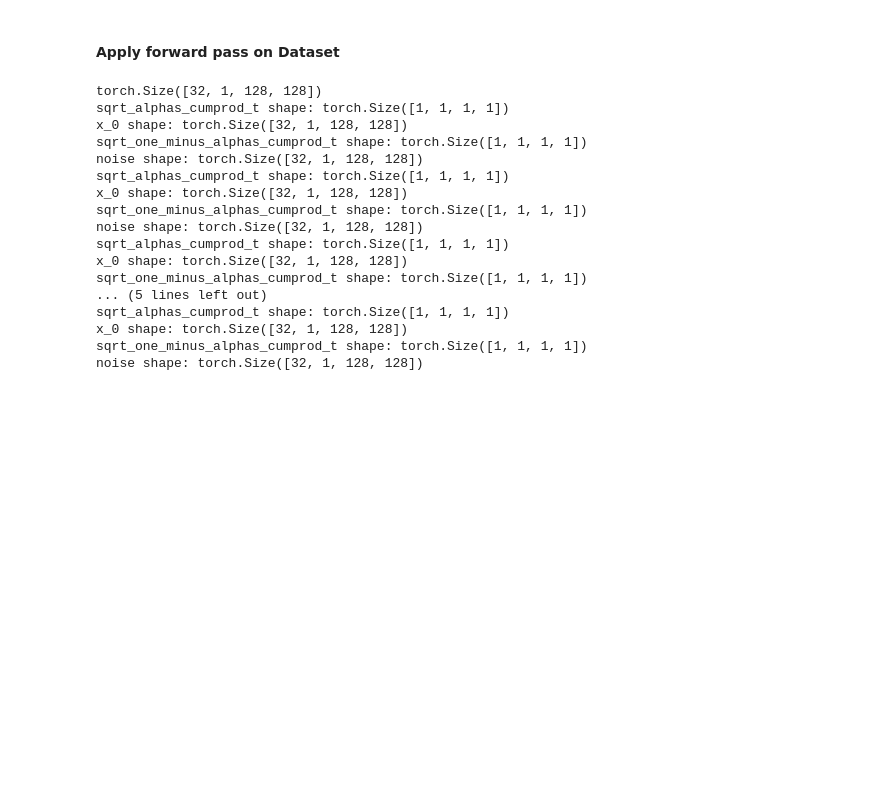
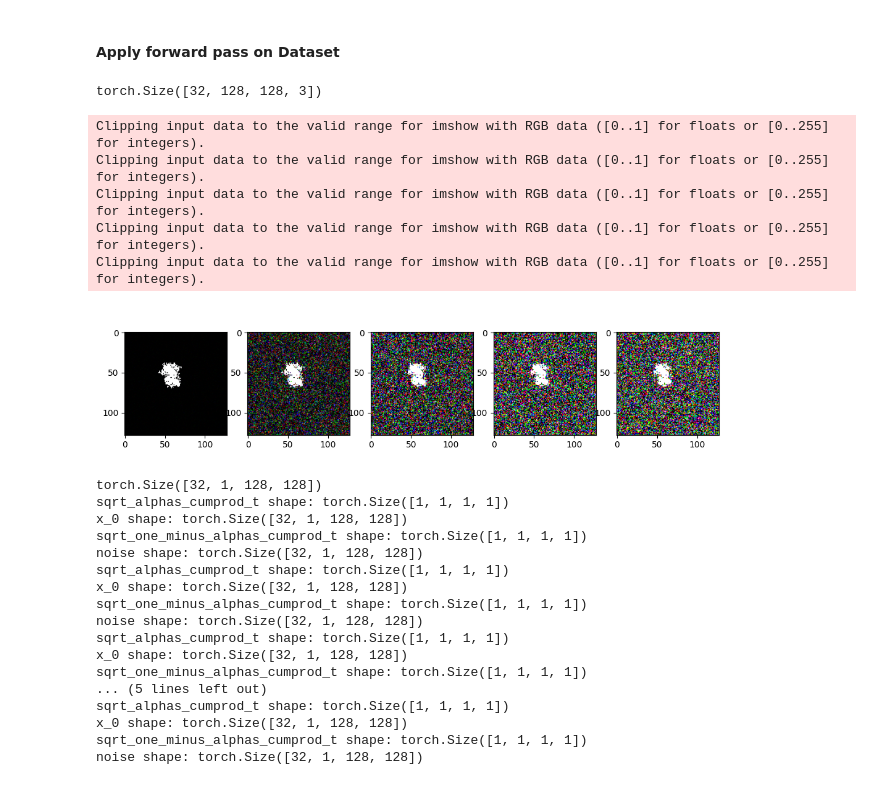
Before and after one commit to AnirbitGhosh/Msc-Project, a Jupyter notebook: src/model/diffusion_model.ipynb, the cells around one changed output. Cells and saved outputs as stored; diff of their text form; code cells hidden in the pictures; blank space fills up the shorter version.

Commit message:
Implement Denoising Diffusion Proababilistic Model

```diff
--- a/src/model/diffusion_model.ipynb
+++ b/src/model/diffusion_model.ipynb
@@ -122,7 +124,7 @@ BATCH_SIZE = 32
 def show_tensor_image(image):
     reverse_transform = transforms.Compose([
         # transforms.Lambda(lambda t: (t + 1) / 2),
-        transforms.Lambda(lambda t: t.permute(1, 2, 0)),
+        # transforms.Lambda(lambda t: t.permute(1, 2, 0)),
         # transforms.Lambda(lambda t: t  * 255.),
         transforms.Lambda(lambda t: t.numpy()),
         # transforms.ToPILImage(),
@@ -131,6 +133,29 @@ def show_tensor_image(image):
     if len(image.shape) == 4:
         image = image[0, :, :, :]
     plt.imshow(reverse_transform(image), cmap='gray_r')
+# %%
+image = next(iter(train_loader))[0]
+# image = image.unsqueeze(1)
+print(image.shape)
+
+plt.figure(figsize=(15, 3))
+plt.axis('off')
+num_images = 5
+stepsize = int(T/num_images)
+
+for idx in range(0, T, stepsize):
+    t = torch.Tensor([idx]).type(torch.int64)
+    plt.subplot(1, num_images+1, int(idx/stepsize) + 1)
+    img, noise = forward_diffusion_sample(image, t)
+    show_tensor_image(img)
+# %% [output]
+torch.Size([32, 128, 128, 3])
+Clipping input data to the valid range for imshow with RGB data ([0..1] for floats or [0..255] for integers).
+Clipping input data to the valid range for imshow with RGB data ([0..1] for floats or [0..255] for integers).
+Clipping input data to the valid range for imshow with RGB data ([0..1] for floats or [0..255] for integers).
+Clipping input data to the valid range for imshow with RGB data ([0..1] for floats or [0..255] for integers).
+Clipping input data to the valid range for imshow with RGB data ([0..1] for floats or [0..255] for integers).
+[figure, added]
 # %%
 image = next(iter(train_loader))[0]
 image = image.unsqueeze(1)
```
Also changed, not shown: parts of 2 cells of this notebook, 2 other files.
